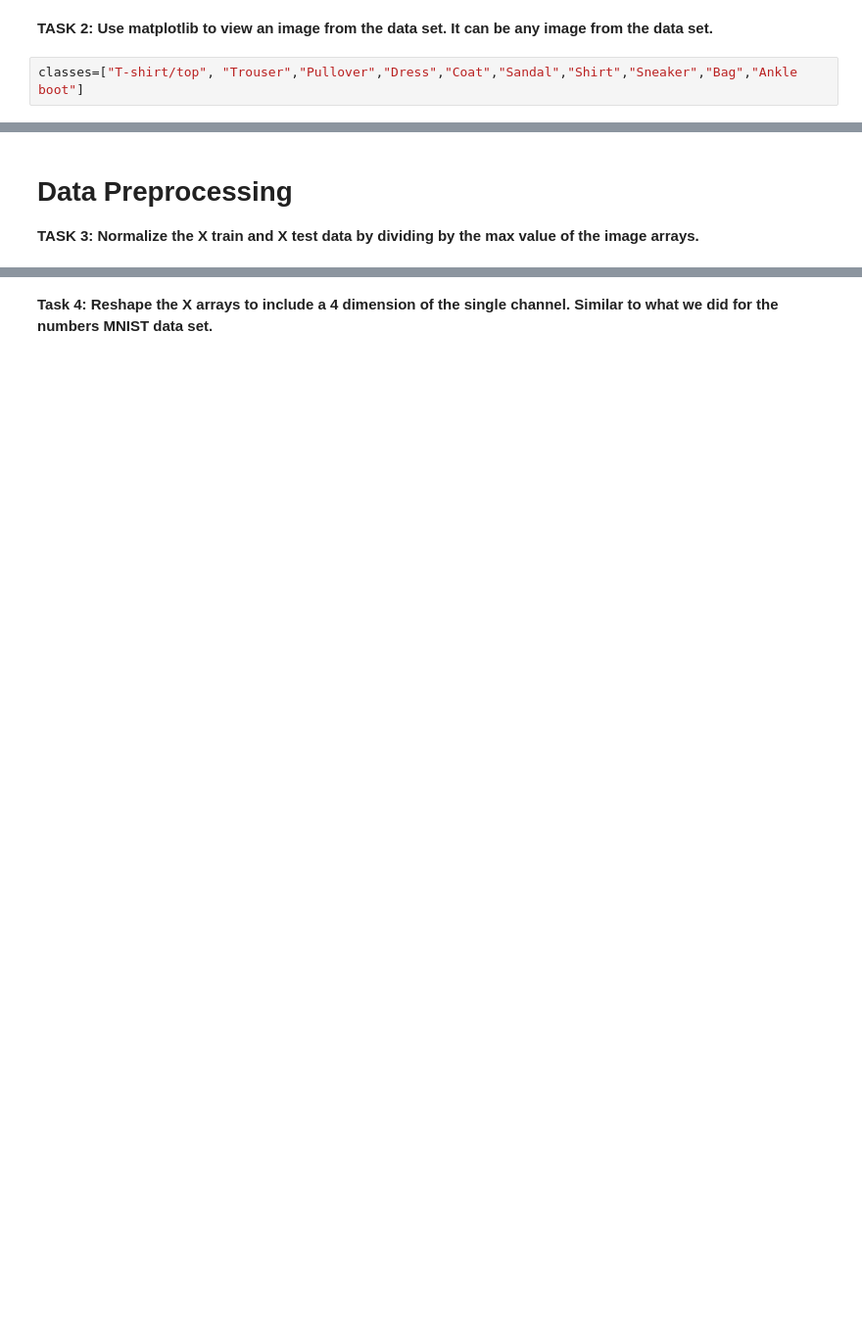
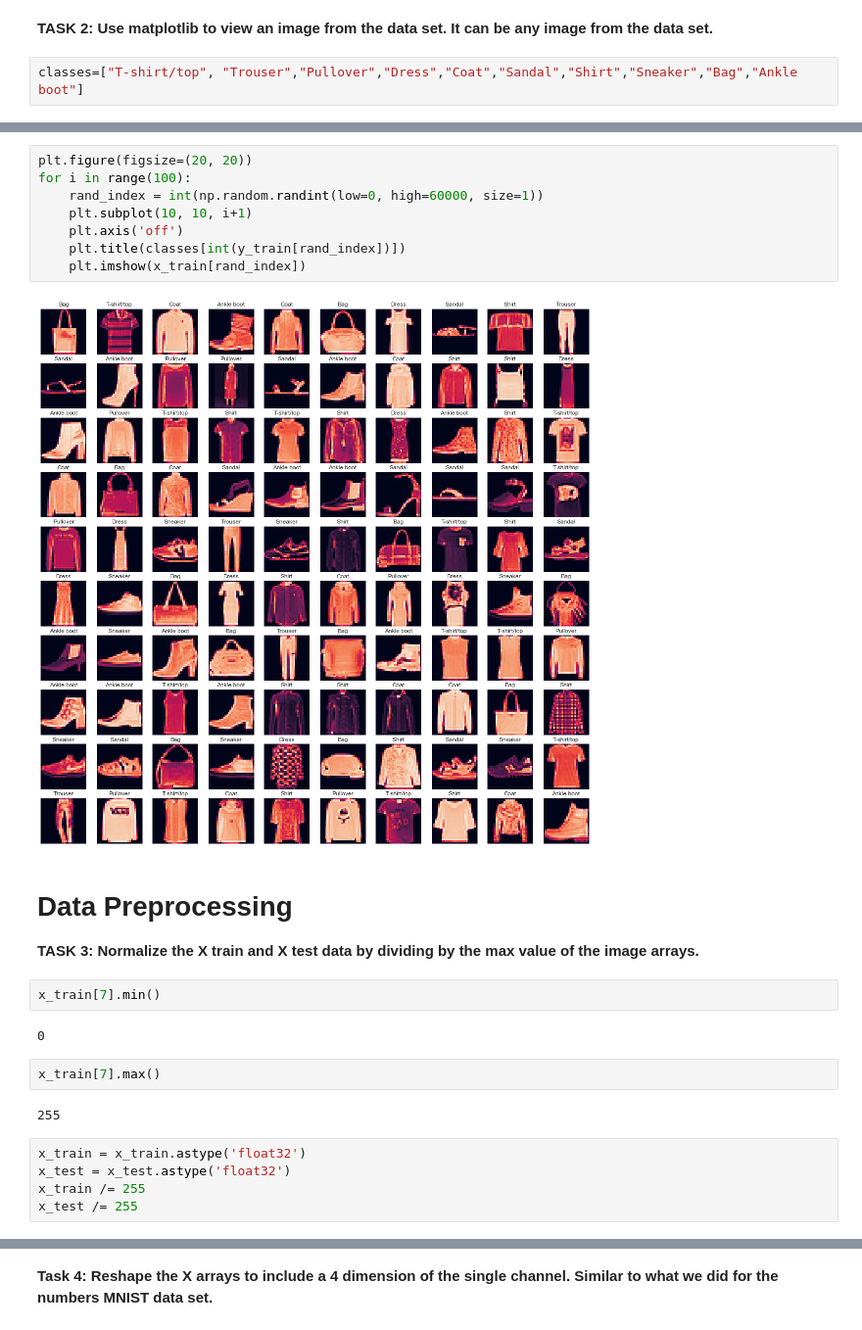
Before and after one commit to Furkan-Coskun/DL-Deep-Learning, a Jupyter notebook: DL-Assignment-2 (Image Classification with CNN)-Student.ipynb, the cells around one changed output, grey strips where cells are left out. Shown: that part at 98% size. Saved outputs shown, nothing was run; the diff lists cells and outputs as text; blank space fills up the shorter version.

```diff
--- a/DL-Assignment-2 (Image Classification with CNN)-Student.ipynb
+++ b/DL-Assignment-2 (Image Classification with CNN)-Student.ipynb
@@ -82,4 +158,27 @@ classes=["T-shirt/top", "Trouser","Pullover","Dress","Coat","Sandal","Shirt","Sn
+# %%
+plt.figure(figsize=(20, 20))
+for i in range(100):
+    rand_index = int(np.random.randint(low=0, high=60000, size=1))
+    plt.subplot(10, 10, i+1)
+    plt.axis('off')
+    plt.title(classes[int(y_train[rand_index])])
+    plt.imshow(x_train[rand_index])
+# %% [output]
+[figure, added]
 # %% [markdown]
 # Data Preprocessing
 
 **TASK 3: Normalize the X train and X test data by dividing by the max value of the image arrays.**
+# %%
+x_train[7].min()
+# %% [output]
+0
+# %%
+x_train[7].max()
+# %% [output]
+255
+# %%
+x_train = x_train.astype('float32')
+x_test = x_test.astype('float32')
+x_train /= 255
+x_test /= 255
```
Also changed, not shown: parts of 21 cells of this notebook.
